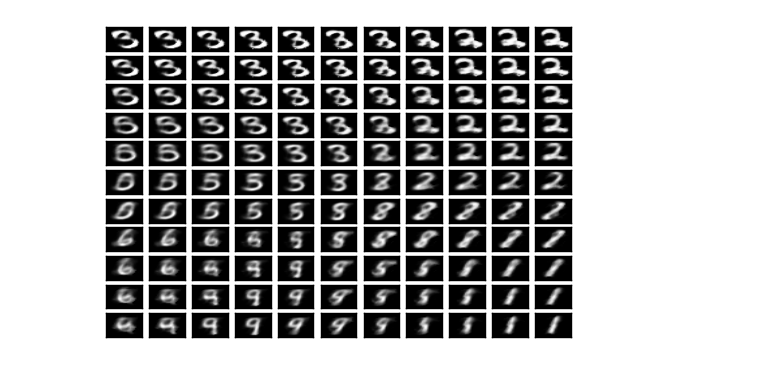
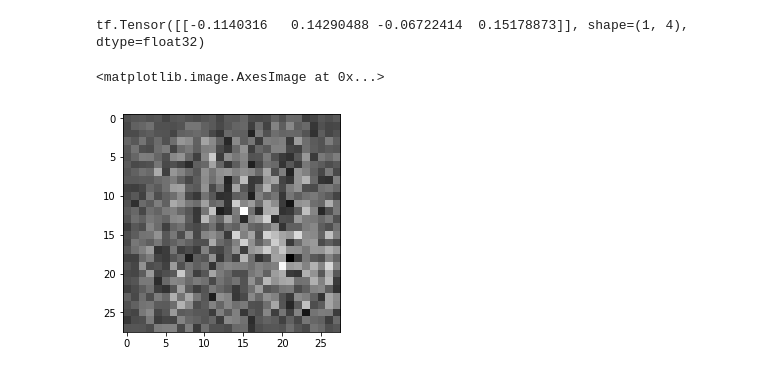
Before and after one commit to gaarsmu/Generative-models-workout, a Jupyter notebook: Variational_Autoencoder.ipynb, the cells around one changed output. Saved outputs shown, nothing was run; the diff lists cells and outputs as text; code cells hidden in the pictures.

```diff
--- a/Variational_Autoencoder.ipynb
+++ b/Variational_Autoencoder.ipynb
@@ -118,10 +0,0 @@ gen_numbers = sess.run(decoder_output1, feed_dict={decoder_input1: inpt})
-# %%
-_, ax = plt.subplots(11, 11)
-for i in range(121):
-    ax[i//11,i%11].imshow(gen_numbers[i].reshape(28,28)*255, cmap='gray')
-    ax[i//11,i%11].set_xticks([])
-    ax[i//11,i%11].set_yticks([])
-    ax[i//11,i%11].set_aspect('auto')
-plt.show()
-# %% [output]
-[figure, removed]
@@ -127,0 +15,5 @@ plt.show()
+# %%
+(train_images, train_labels), (_, _) = tf.keras.datasets.mnist.load_data()
+# %%
+train_images = train_images.reshape(train_images.shape[0], 28, 28, 1).astype('float32')
+train_images = (train_images - 127.5) / 127.5 # Normalize the images to [-1, 1]
@@ -127,0 +41,42 @@ plt.show()
+# %%
+encoder = make_encoder_model()
+distribution = encoder(train_images[0].astype('float32').reshape(1,28,28,1))
+print(distribution)
+# %% [output]
+tf.Tensor([[-0.1140316   0.14290488 -0.06722414  0.15178873]], shape=(1, 4), dtype=float32)
+# %%
+def make_decoder_model():
+    model = tf.keras.Sequential()
+    model.add(layers.Dense(64, use_bias=True, input_shape=(2,)))
+    model.add(layers.BatchNormalization())
+    model.add(layers.LeakyReLU())
+
+    model.add(layers.Dense(7*7*32, use_bias=True))
+    model.add(layers.BatchNormalization())
+    model.add(layers.LeakyReLU())
+
+    model.add(layers.Reshape((7, 7, 32)))
+    assert model.output_shape == (None, 7, 7, 32)
+
+    model.add(layers.Conv2DTranspose(16, (5, 5), strides=(1, 1), padding='same', use_bias=False))
+    assert model.output_shape == (None, 7, 7, 16)
+    model.add(layers.BatchNormalization())
+    model.add(layers.LeakyReLU())
+
+    model.add(layers.Conv2DTranspose(8, (5, 5), strides=(2, 2), padding='same', use_bias=False))
+    assert model.output_shape == (None, 14, 14, 8)
+    model.add(layers.BatchNormalization())
+    model.add(layers.LeakyReLU())
+
+    model.add(layers.Conv2DTranspose(1, (5, 5), strides=(2, 2), padding='same', use_bias=False, activation='tanh'))
+    assert model.output_shape == (None, 28, 28, 1)
+
+    return model
+# %%
+decoder = make_decoder_model()
+generated_image = decoder(distribution[0,:2] + tf.random.normal((1,2))*distribution[0,2:], training=False)
+
+plt.imshow(generated_image[0, :, :, 0], cmap='gray')
+# %% [output]
+<matplotlib.image.AxesImage at 0x...>
+[figure, added]
```
Also changed, not shown: parts of 36 cells of this notebook, 3 other files.
